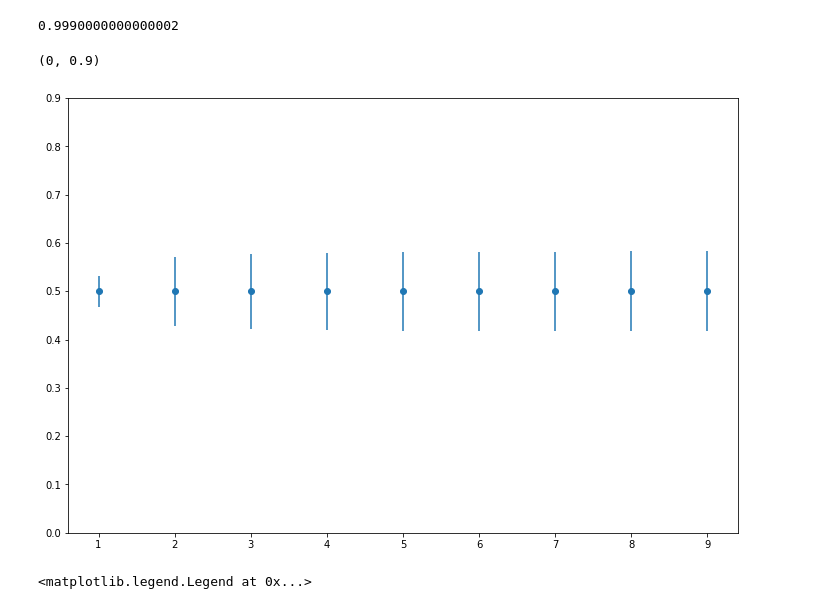
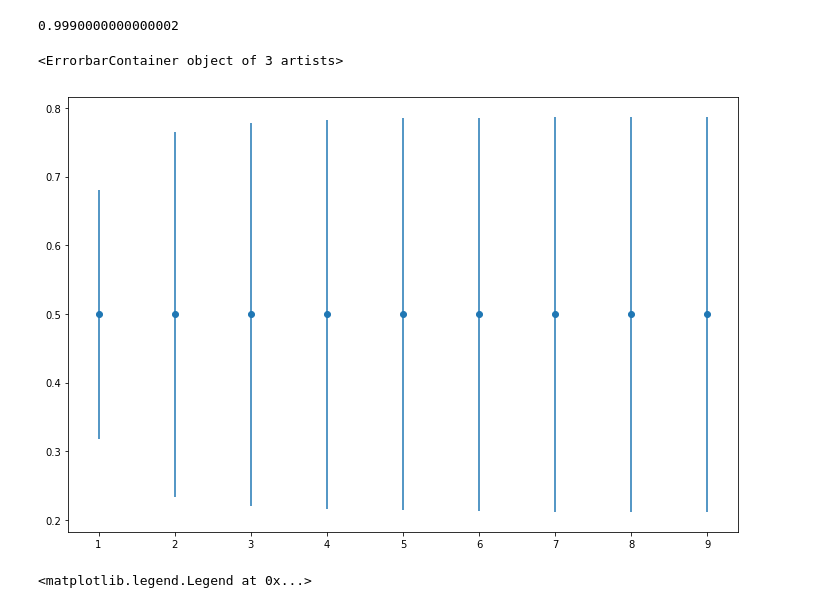
Before and after one commit to AvverbioPronome/Quant, a Jupyter notebook: Buca.ipynb, the cells around one changed output. Cells and saved outputs as stored; diff of their text form; code cells hidden in the pictures.

```diff
--- a/Buca.ipynb
+++ b/Buca.ipynb
@@ -48,19 +43,20 @@ plt.plot(x, psi(x, 1)**2)
 (psi(x, 1)**2).mean()
 # %% [output]
 0.9990000000000002
-# %%
-def x_sigma(x, n):
-    return (psi(x,n)*(x**2)*psi(x,n)).mean() - (psi(x,n)*(x)*psi(x,n)).mean()**2
-
-def x_mu(x, n):
-    return (psi(x, n) * x * psi(x, n)).mean()
+# %%
+def x_mu(x, n):
+    return (psi(x, n) * x * psi(x, n)).mean()
+#def x_sigma(x, n):
+#    return (psi(x, n) * x * psi(x, n)).std()
+
+def x_sigma(x, n):
+    return np.sqrt((psi(x,n)*(x**2)*psi(x,n)).mean() - x_mu(x,n)**2)
 # %%
 stati = range(1,10)
 plt.errorbar(stati, [x_mu(x, n) for n in stati], yerr=[x_sigma(x, n) for n in stati], marker='o', linestyle='')
-plt.ylim(0,.9)
 # %% [output]
-(0, 0.9)
+<ErrorbarContainer object of 3 artists>
-[figure, old version]
+[figure, new version]
 # %%
 for n in range(1,4):
     plt.plot(x, 1j*(psi(x, n) * p_per_psi(x, n)), label = "Im(p), n = {}".format(n))
```
Also changed, not shown: parts of 7 cells of this notebook.
